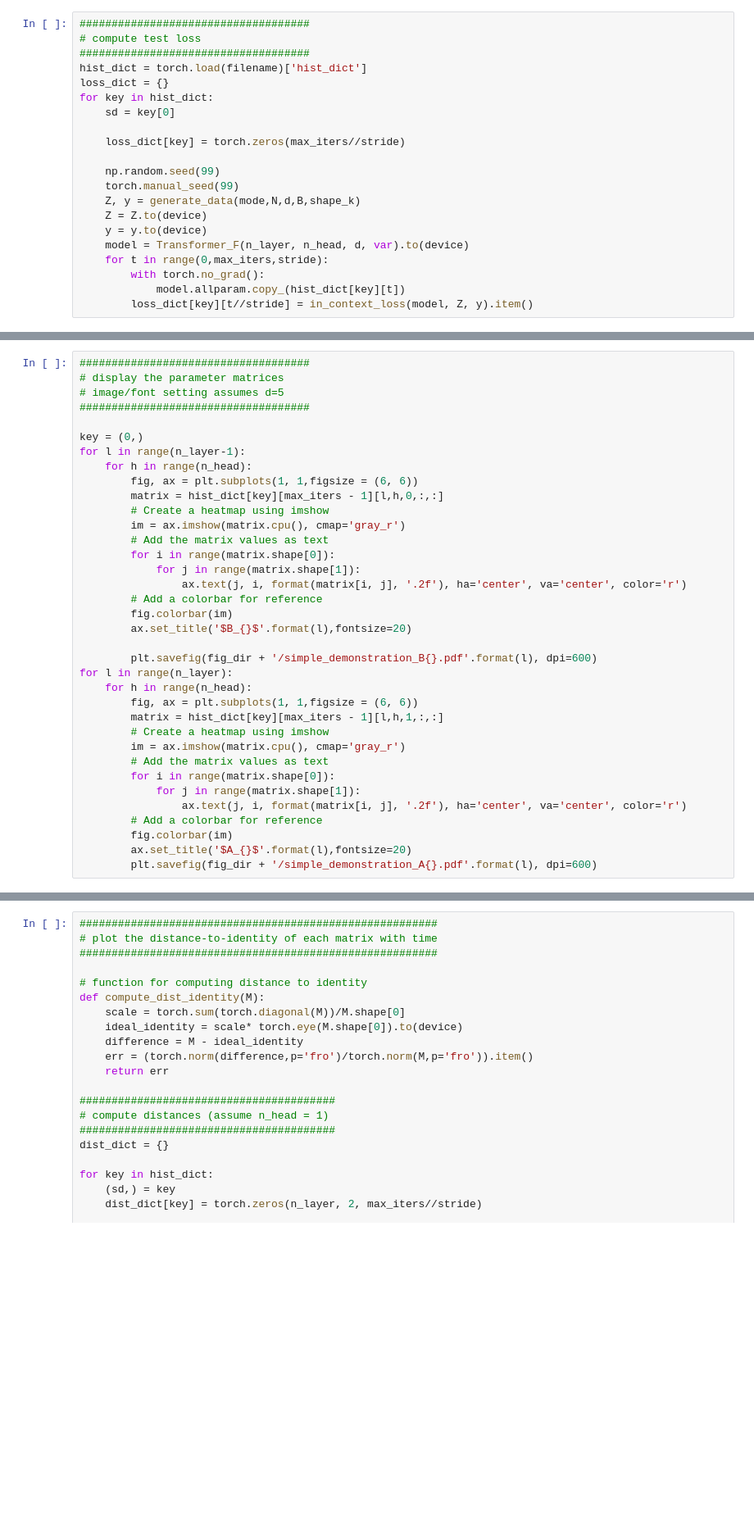
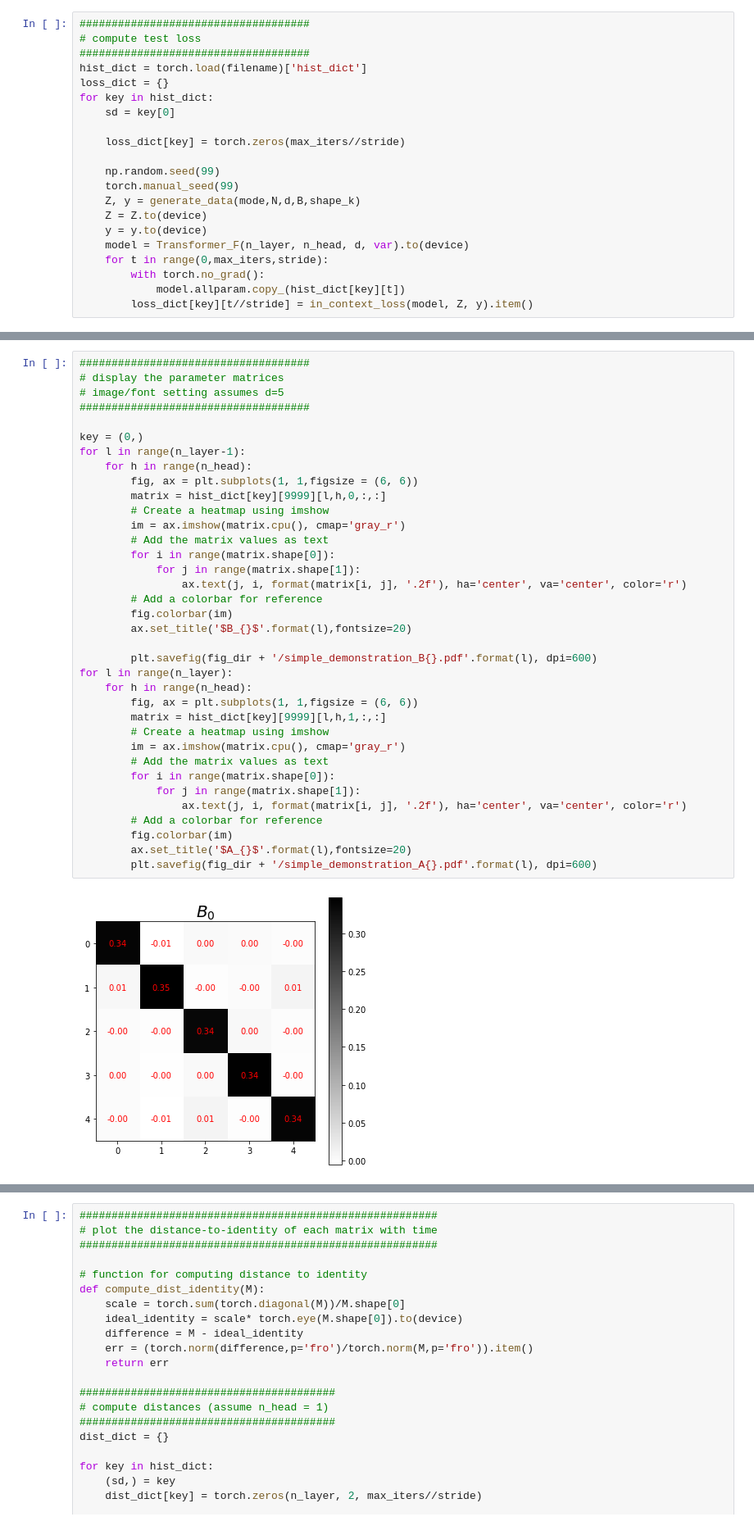
Before and after one commit to Isss11/looped-transformers-gradient-descent, a Jupyter notebook: simple demonstration.ipynb, the cells around one changed output, grey strips where cells are left out. Shown at 82% size. Cells and saved outputs as stored; diff of their text form; blank space fills up the shorter version.

```diff
--- a/simple demonstration.ipynb
+++ b/simple demonstration.ipynb
@@ -175,32 +193,34 @@ plt.savefig(fig_dir + '/simple_demonstration_loss_plot.pdf', dpi=600)
 ####################################
 
 key = (0,)
 for l in range(n_layer-1):
     for h in range(n_head):
         fig, ax = plt.subplots(1, 1,figsize = (6, 6))
-        matrix = hist_dict[key][max_iters - 1][l,h,0,:,:]
+        matrix = hist_dict[key][9999][l,h,0,:,:]
         # Create a heatmap using imshow
         im = ax.imshow(matrix.cpu(), cmap='gray_r')
         # Add the matrix values as text
         for i in range(matrix.shape[0]):
             for j in range(matrix.shape[1]):
                 ax.text(j, i, format(matrix[i, j], '.2f'), ha='center', va='center', color='r')
         # Add a colorbar for reference
         fig.colorbar(im)
         ax.set_title('$B_{}$'.format(l),fontsize=20)
 
         plt.savefig(fig_dir + '/simple_demonstration_B{}.pdf'.format(l), dpi=600)
 for l in range(n_layer):
     for h in range(n_head):
         fig, ax = plt.subplots(1, 1,figsize = (6, 6))
-        matrix = hist_dict[key][max_iters - 1][l,h,1,:,:]
+        matrix = hist_dict[key][9999][l,h,1,:,:]
         # Create a heatmap using imshow
         im = ax.imshow(matrix.cpu(), cmap='gray_r')
         # Add the matrix values as text
         for i in range(matrix.shape[0]):
             for j in range(matrix.shape[1]):
                 ax.text(j, i, format(matrix[i, j], '.2f'), ha='center', va='center', color='r')
         # Add a colorbar for reference
         fig.colorbar(im)
         ax.set_title('$A_{}$'.format(l),fontsize=20)
         plt.savefig(fig_dir + '/simple_demonstration_A{}.pdf'.format(l), dpi=600)
+# %% [output]
+[figure, added]
```
Also changed, not shown: parts of 6 cells of this notebook, 2 other files.
